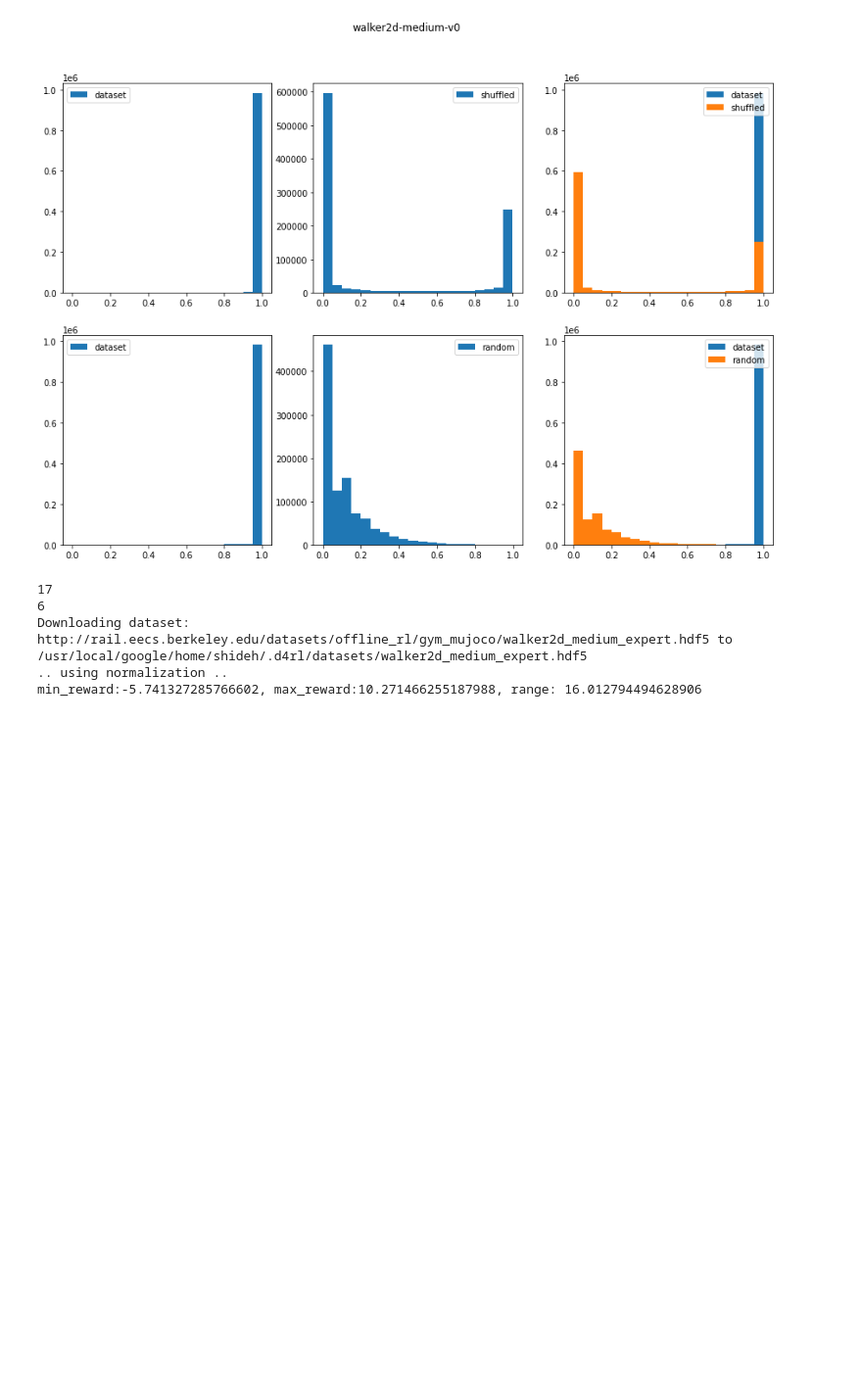
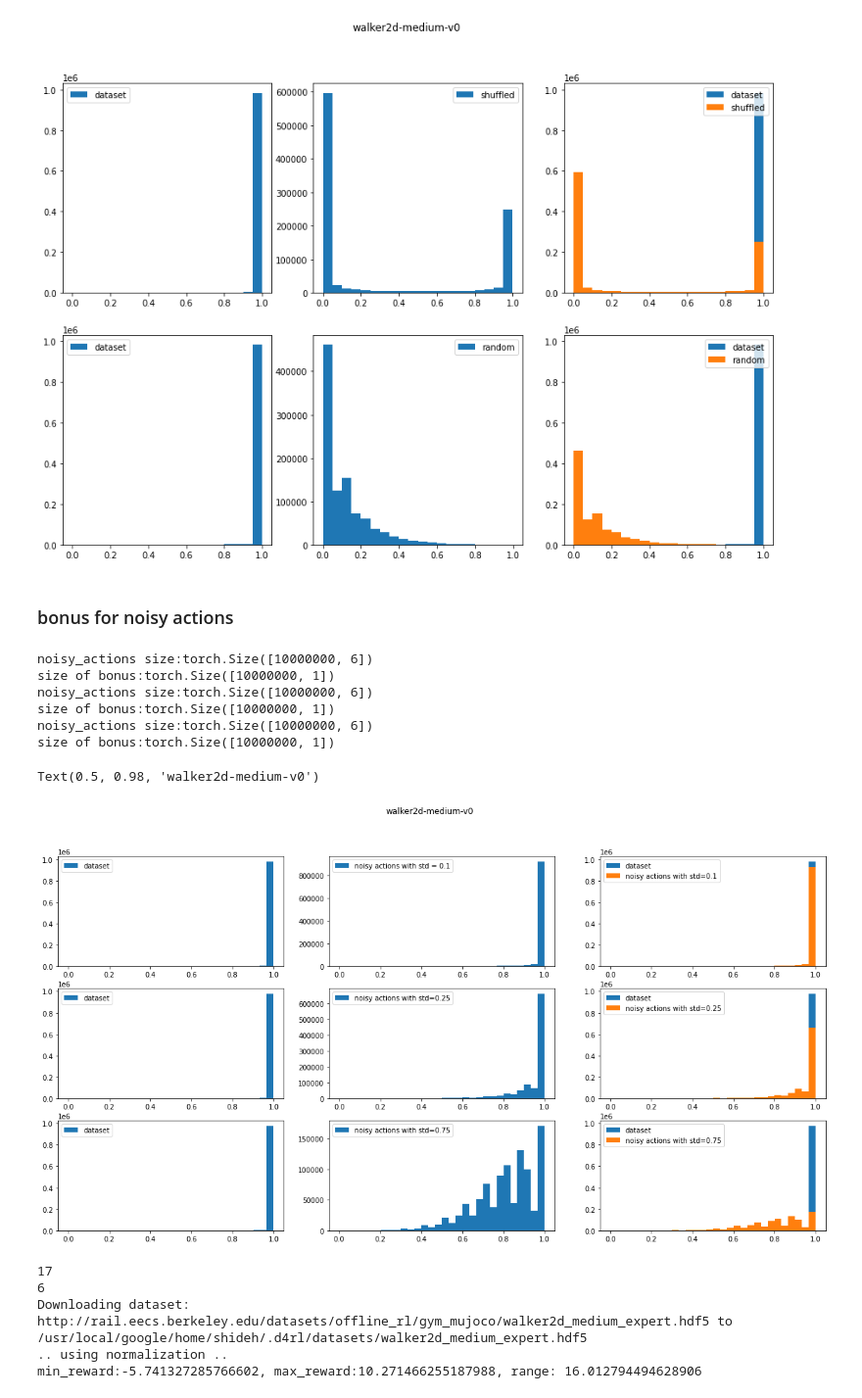
Before and after one commit to shidilrzf/continuous_rnd, a Jupyter notebook: sac/examples/notebooks/bonus_classifier.ipynb, the cells around one changed output. Shown at 98% size. Saved outputs shown, nothing was run; the diff lists cells and outputs as text; code cells hidden in the pictures; blank space fills up the shorter version.

```diff
--- a/sac/examples/notebooks/bonus_classifier.ipynb
+++ b/sac/examples/notebooks/bonus_classifier.ipynb
@@ -182,6 +228,73 @@ plt.suptitle(env_name)
 # %% [output]
 Text(0.5, 0.98, 'walker2d-medium-v0')
 [figure]
+# %% [markdown]
+### bonus for noisy actions
+# %%
+N = 10
+
+bonus_noisy_actions_sigma1 = get_bonus_noisy_actions(obs, actions, N, 0.1, network_1).detach().cpu().numpy()
+bonus_noisy_actions_sigma2 = get_bonus_noisy_actions(obs, actions, N, 0.25, network_1).detach().cpu().numpy()
+bonus_noisy_actions_sigma3 = get_bonus_noisy_actions(obs, actions, N, 0.75, network_1).detach().cpu().numpy()
+
+bonus_noisy_actions_sigma1 = np.mean(bonus_noisy_actions_sigma1, axis=1)
+bonus_noisy_actions_sigma2 = np.mean(bonus_noisy_actions_sigma2, axis=1)
+bonus_noisy_actions_sigma3 = np.mean(bonus_noisy_actions_sigma3, axis=1)
+# %% [output]
+noisy_actions size:torch.Size([10000000, 6])
+size of bonus:torch.Size([10000000, 1])
+noisy_actions size:torch.Size([10000000, 6])
+size of bonus:torch.Size([10000000, 1])
+noisy_actions size:torch.Size([10000000, 6])
+size of bonus:torch.Size([10000000, 1])
+# %%
+num_bins = 30
+matplotlib.rcParams['figure.figsize'] = (20, 10)
+fig=plt.figure()
+plt.subplot(3, 3, 1)
+plt.hist(bonus_1, bins = num_bins, label='dataset')
+plt.legend()
+
+plt.subplot(3, 3, 2)
+plt.hist(bonus_noisy_actions_sigma1, bins = num_bins, label='noisy actions with std = 0.1')
+plt.legend()
+
+plt.subplot(3, 3, 3)
+plt.hist(bonus_1, bins = num_bins, label='dataset')
+plt.hist(bonus_noisy_actions_sigma1, bins = num_bins, label='noisy actions with std=0.1')
+plt.legend(loc='upper left')
+
+
+plt.subplot(3, 3, 4)
+plt.hist(bonus_1, bins = num_bins, label='dataset')
+plt.legend()
+
+plt.subplot(3, 3, 5)
+plt.hist(bonus_noisy_actions_sigma2, bins = num_bins, label='noisy actions with std=0.25')
+plt.legend()
+
+plt.subplot(3, 3, 6)
+plt.hist(bonus_1, bins = num_bins, label='dataset')
+plt.hist(bonus_noisy_actions_sigma2, bins = num_bins, label='noisy actions with std=0.25')
+plt.legend(loc='upper left')
+
+plt.subplot(3, 3, 7)
+plt.hist(bonus_1, bins = num_bins, label='dataset')
+plt.legend()
+
+plt.subplot(3, 3, 8)
+plt.hist(bonus_noisy_actions_sigma3, bins = num_bins, label='noisy actions with std=0.75')
+plt.legend()
+
+plt.subplot(3, 3, 9)
+plt.hist(bonus_1, bins = num_bins, label='dataset')
+plt.hist(bonus_noisy_actions_sigma3, bins = num_bins, label='noisy actions with std=0.75')
+plt.legend(loc='upper left')
+
+plt.suptitle(env_name)
+# %% [output]
+Text(0.5, 0.98, 'walker2d-medium-v0')
+[figure, added]
 # %%
 env_name = 'walker2d-medium-expert-v0'
 
```
Also changed, not shown: parts of 6 cells of this notebook.
